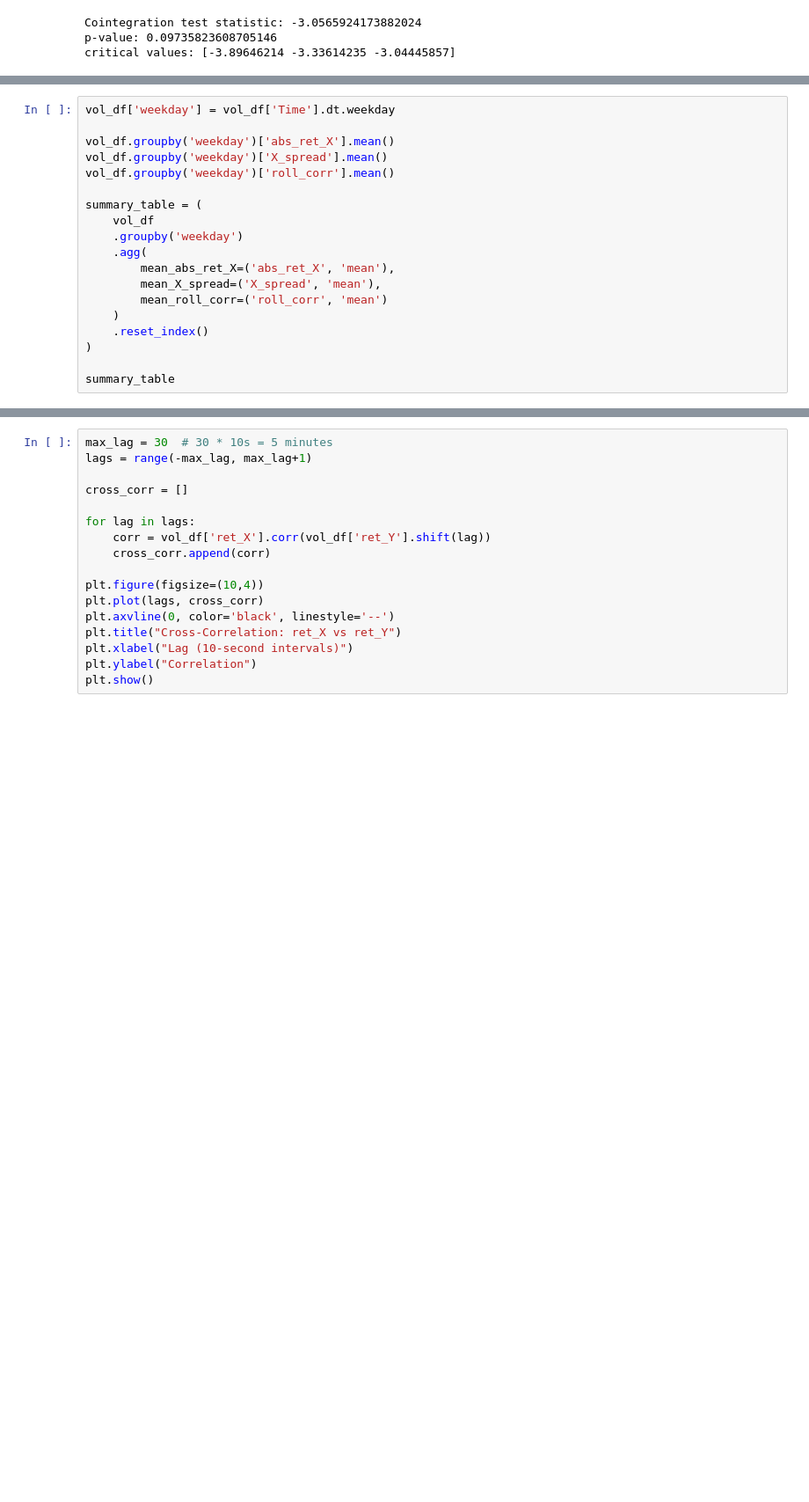
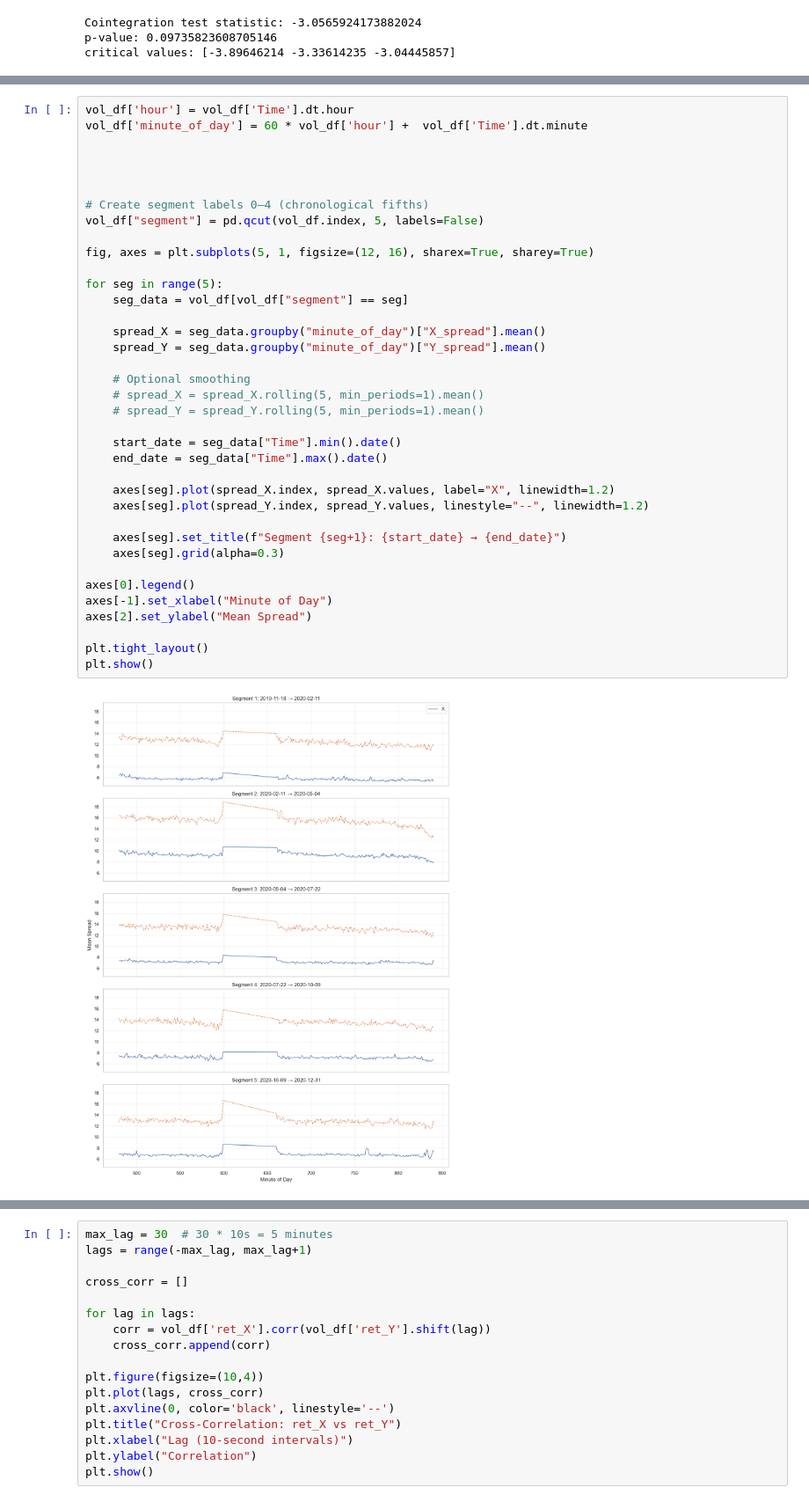
Before and after one commit to Isomorphic-07/PairsTrading, a Jupyter notebook: PairsTrading.ipynb, the cells around one changed output, grey strips where cells are left out. Shown at 88% size. Drawn from its saved outputs; the diff is of its cells as text; blank space fills up the shorter version.

```diff
--- a/PairsTrading.ipynb
+++ b/PairsTrading.ipynb
@@ -959,19 +837,0 @@ plt.show()
-# %%
-vol_df['weekday'] = vol_df['Time'].dt.weekday
-
-vol_df.groupby('weekday')['abs_ret_X'].mean()
-vol_df.groupby('weekday')['X_spread'].mean()
-vol_df.groupby('weekday')['roll_corr'].mean()
-
-summary_table = (
-    vol_df
-    .groupby('weekday')
-    .agg(
-        mean_abs_ret_X=('abs_ret_X', 'mean'),
-        mean_X_spread=('X_spread', 'mean'),
-        mean_roll_corr=('roll_corr', 'mean')
-    )
-    .reset_index()
-)
-
-summary_table
@@ -988,0 +838,39 @@ vol_df.groupby('minute_of_day')['roll_corr'].median().loc[600]
+# %%
+vol_df['hour'] = vol_df['Time'].dt.hour
+vol_df['minute_of_day'] = 60 * vol_df['hour'] +  vol_df['Time'].dt.minute
+
+
+
+
+# Create segment labels 0–4 (chronological fifths)
+vol_df["segment"] = pd.qcut(vol_df.index, 5, labels=False)
+
+fig, axes = plt.subplots(5, 1, figsize=(12, 16), sharex=True, sharey=True)
+
+for seg in range(5):
+    seg_data = vol_df[vol_df["segment"] == seg]
+
+    spread_X = seg_data.groupby("minute_of_day")["X_spread"].mean()
+    spread_Y = seg_data.groupby("minute_of_day")["Y_spread"].mean()
+
+    # Optional smoothing
+    # spread_X = spread_X.rolling(5, min_periods=1).mean()
+    # spread_Y = spread_Y.rolling(5, min_periods=1).mean()
+
+    start_date = seg_data["Time"].min().date()
+    end_date = seg_data["Time"].max().date()
+
+    axes[seg].plot(spread_X.index, spread_X.values, label="X", linewidth=1.2)
+    axes[seg].plot(spread_Y.index, spread_Y.values, linestyle="--", linewidth=1.2)
+
+    axes[seg].set_title(f"Segment {seg+1}: {start_date} → {end_date}")
+    axes[seg].grid(alpha=0.3)
+
+axes[0].legend()
+axes[-1].set_xlabel("Minute of Day")
+axes[2].set_ylabel("Mean Spread")
+
+plt.tight_layout()
+plt.show()
+# %% [output]
+[figure, added]
```
Also changed, not shown: parts of 64 cells of this notebook, 3 other files.
